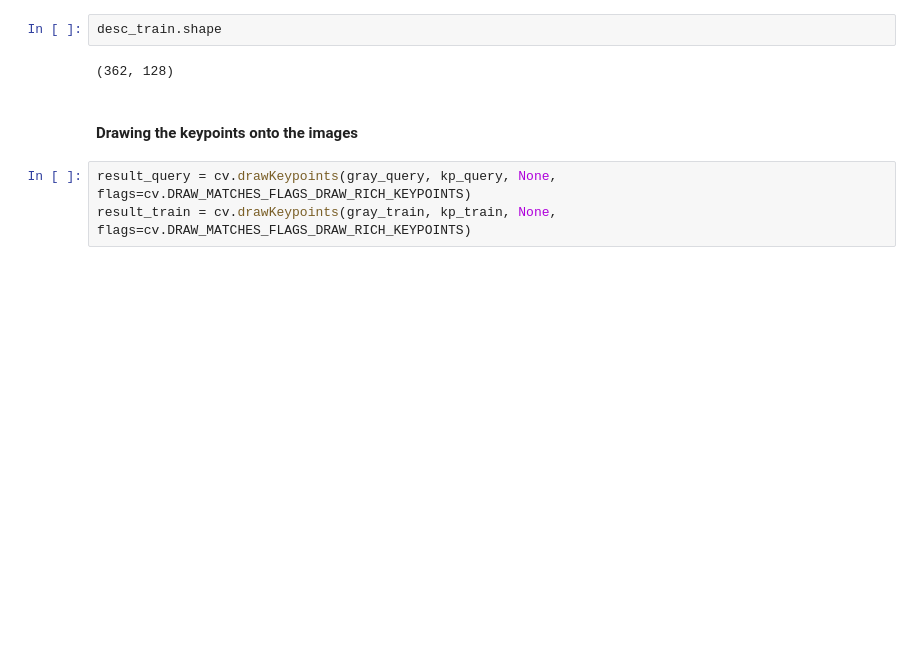
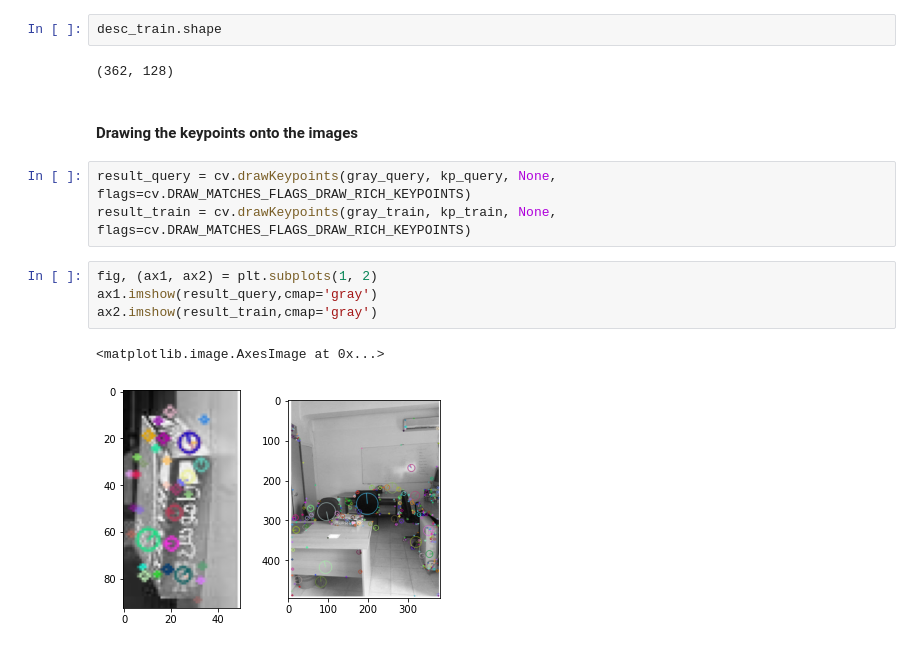
Before and after one commit to kawaremu/Computer-Vision-Fundamentals, a Jupyter notebook: AI & Vision/sift.ipynb, the cells around one changed output. Drawn from its saved outputs; the diff is of its cells as text; blank space fills up the shorter version.

```diff
--- a/AI & Vision/sift.ipynb
+++ b/AI & Vision/sift.ipynb
@@ -44,3 +41,10 @@ desc_train.shape
 # %%
 result_query = cv.drawKeypoints(gray_query, kp_query, None, flags=cv.DRAW_MATCHES_FLAGS_DRAW_RICH_KEYPOINTS)
 result_train = cv.drawKeypoints(gray_train, kp_train, None, flags=cv.DRAW_MATCHES_FLAGS_DRAW_RICH_KEYPOINTS)
+# %%
+fig, (ax1, ax2) = plt.subplots(1, 2)
+ax1.imshow(result_query,cmap='gray')
+ax2.imshow(result_train,cmap='gray')
+# %% [output]
+<matplotlib.image.AxesImage at 0x...>
+[figure, added]
```
Also changed, not shown: parts of 8 cells of this notebook, 1 other file.
